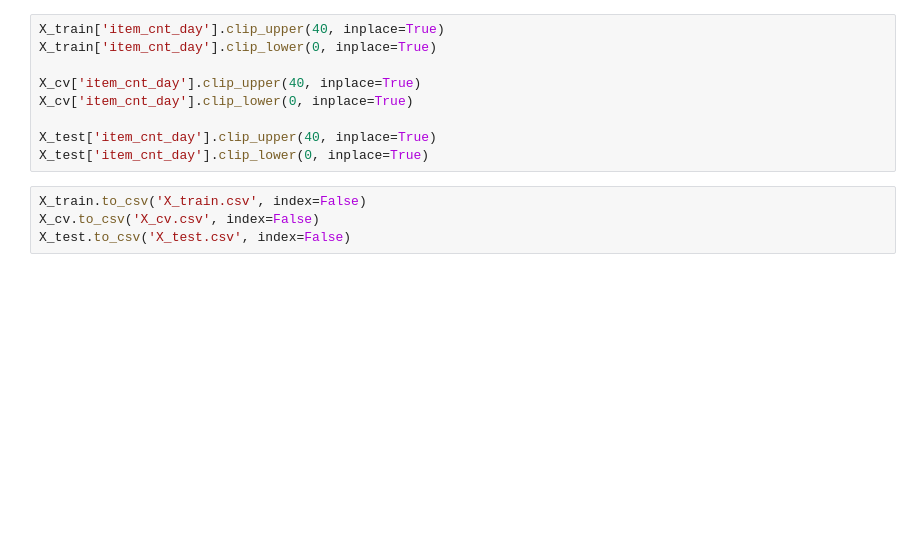
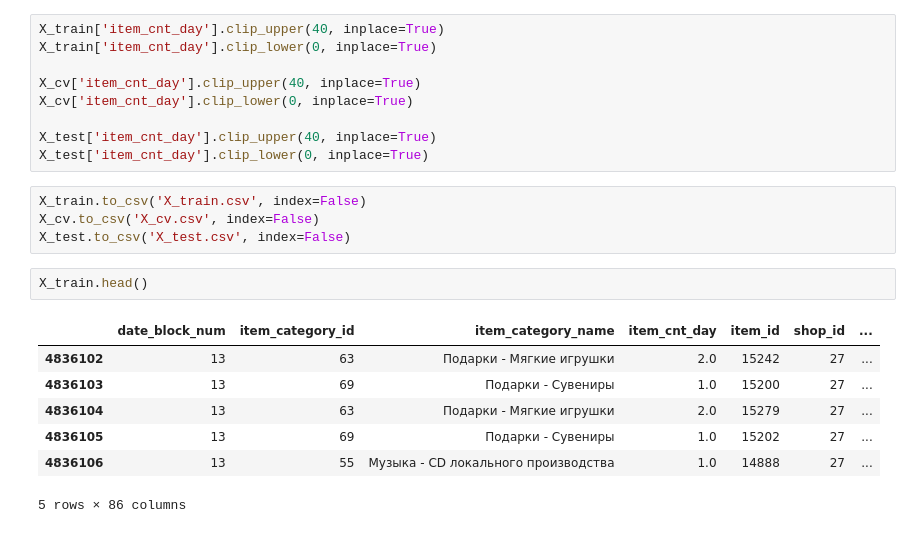
Before and after one commit to Artemgithubuser/kaggle_sales_prediction, a Jupyter notebook: notebooks/data_processing.ipynb, the cells around one changed output. Drawn from its saved outputs; the diff is of its cells as text; blank space fills up the shorter version.

```diff
--- a/notebooks/data_processing.ipynb
+++ b/notebooks/data_processing.ipynb
@@ -214,3 +350,13 @@ X_test['item_cnt_day'].clip_lower(0, inplace=True)
 X_train.to_csv('X_train.csv', index=False)
 X_cv.to_csv('X_cv.csv', index=False)
 X_test.to_csv('X_test.csv', index=False)
+# %%
+X_train.head()
+# %% [output]
+|  | date_block_num | item_category_id | item_category_name | item_cnt_day | item_id | shop_id | ... |
+| 4836102 | 13 | 63 | Подарки - Мягкие игрушки | 2.0 | 15242 | 27 | ... |
+| 4836103 | 13 | 69 | Подарки - Сувениры | 1.0 | 15200 | 27 | ... |
+| 4836104 | 13 | 63 | Подарки - Мягкие игрушки | 2.0 | 15279 | 27 | ... |
+| 4836105 | 13 | 69 | Подарки - Сувениры | 1.0 | 15202 | 27 | ... |
+| 4836106 | 13 | 55 | Музыка - CD локального производства | 1.0 | 14888 | 27 | ... |
+5 rows × 86 columns
```
Also changed, not shown: parts of 15 cells of this notebook, 1 other file.
